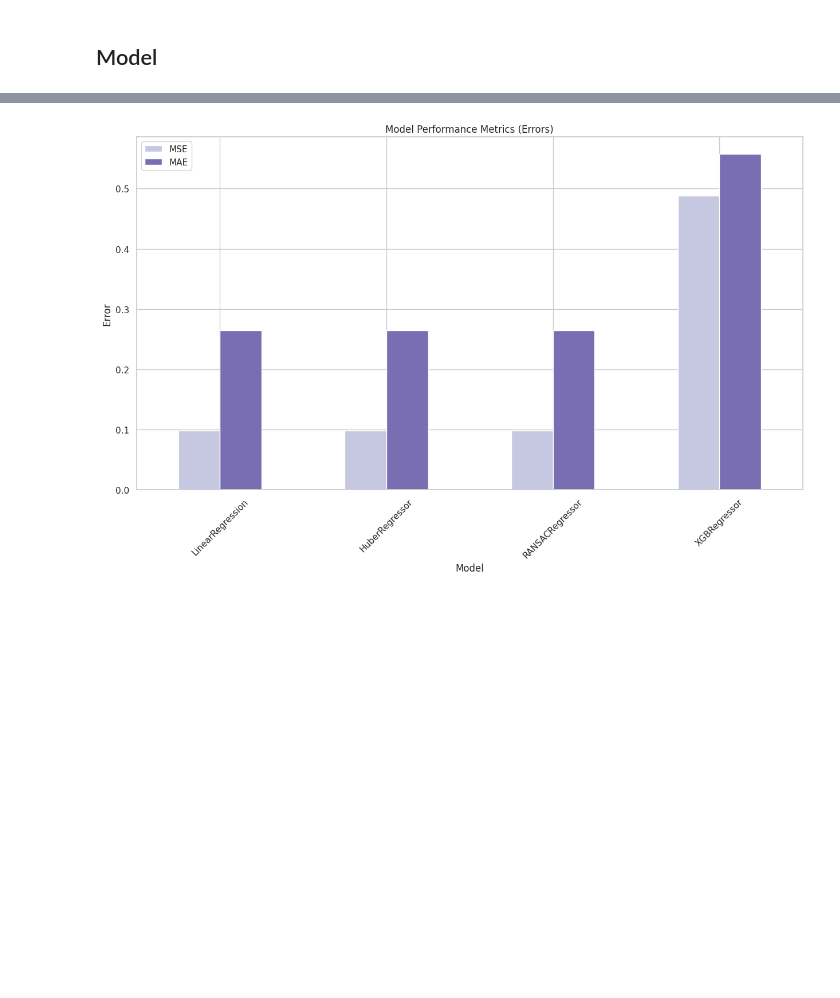
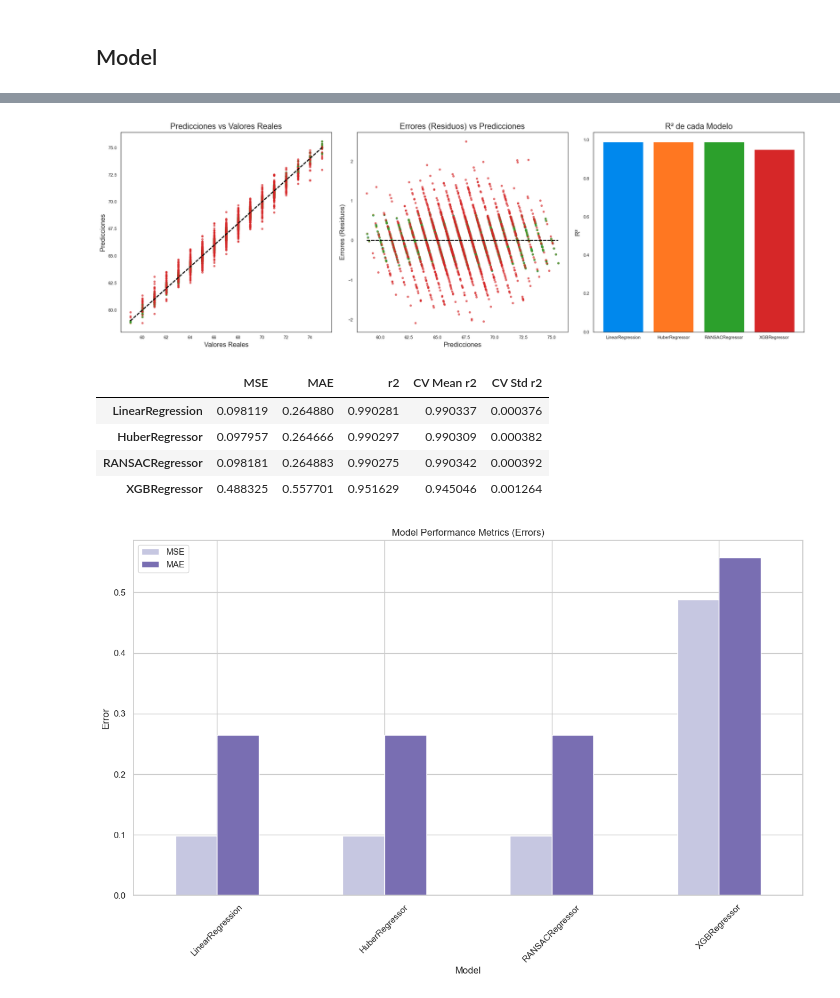
Before and after one commit to JRI11930/StudentPerformance, a Jupyter notebook: StudentPerformance.ipynb, the cells around one changed output, grey strips where cells are left out. Saved outputs shown, nothing was run; the diff lists cells and outputs as text; code cells hidden in the pictures; blank space fills up the shorter version.

Commit message:
PCA, random forest y más gráficos de error

```diff
--- a/StudentPerformance.ipynb
+++ b/StudentPerformance.ipynb
@@ -366,3 +335,78 @@ metrics_df
+# %%
+import matplotlib.pyplot as plt
+from sklearn.metrics import mean_squared_error, mean_absolute_error, r2_score
+from sklearn.model_selection import cross_val_score
+import pandas as pd
+
+def evaluate_models(models, X_train, y_train, X_test, y_test):
+    metrics = {}
+
+    # Crear una figura para las gráficas
+    fig, axes = plt.subplots(1, 3, figsize=(18, 6))
+
+    for model in models:
+        # Cross-validation
+        cv_scores = cross_val_score(model, X_train, y_train, cv=5, scoring='r2')
+
+        # Fit the model
+        model.fit(X_train, y_train)
+        y_pred = model.predict(X_test)
+
+        mse = mean_squared_error(y_test, y_pred)
+        mae = mean_absolute_error(y_test, y_pred)
+        r2 = r2_score(y_test, y_pred)
+
+        metrics[model.__class__.__name__] = {
+            'MSE': mse,
+            'MAE': mae,
+            'r2': r2,
+            'CV Mean r2': cv_scores.mean(),
+            'CV Std r2': cv_scores.std()
+        }
+
+        # Visualización 1: Gráfico de predicciones vs valores reales
+        axes[0].scatter(y_test, y_pred, label=model.__class__.__name__, alpha=0.6)
+        axes[0].plot([min(y_test), max(y_test)], [min(y_test), max(y_test)], color='black', linestyle='--')
+        axes[0].set_title('Predicciones vs Valores Reales')
+        axes[0].set_xlabel('Valores Reales')
+        axes[0].set_ylabel('Predicciones')
+
+        # Visualización 2: Gráfico de residuos (errores)
+        residuals = y_test - y_pred
+        axes[1].scatter(y_pred, residuals, label=model.__class__.__name__, alpha=0.6)
+        axes[1].hlines(y=0, xmin=min(y_pred), xmax=max(y_pred), color='black', linestyle='--')
+        axes[1].set_title('Errores (Residuos) vs Predicciones')
+        axes[1].set_xlabel('Predicciones')
+        axes[1].set_ylabel('Errores (Residuos)')
+
+        # Visualización 3: Gráfico de barras de R²
+        axes[2].bar(model.__class__.__name__, r2, label=model.__class__.__name__)
+        axes[2].set_title('R² de cada Modelo')
+        axes[2].set_ylabel('R²')
+
+    # Ajustar la disposición de los subgráficos
+    plt.tight_layout()
+    plt.show()
+
+    # Convertir las métricas en un DataFrame
+    metrics_df = pd.DataFrame(metrics).T
+    return metrics_df
+
+# Llamada a la función con los modelos
+models = [LinearRegression(),
+          HuberRegressor(max_iter=1000),
+          RANSACRegressor(),
+          XGBRegressor()]
+
+metrics_df = evaluate_models(models, X_train, y_train, X_test, y_test)
+metrics_df
+# %% [output]
+[figure, added]
+|  | MSE | MAE | r2 | CV Mean r2 | CV Std r2 |
+| LinearRegression | 0.098119 | 0.264880 | 0.990281 | 0.990337 | 0.000376 |
+| HuberRegressor | 0.097957 | 0.264666 | 0.990297 | 0.990309 | 0.000382 |
+| RANSACRegressor | 0.098181 | 0.264883 | 0.990275 | 0.990342 | 0.000392 |
+| XGBRegressor | 0.488325 | 0.557701 | 0.951629 | 0.945046 | 0.001264 |
 # %%
 sns.set(style="whitegrid")
 colors = sns.color_palette("Purples", len(metrics_df[['MSE', 'MAE']].columns))
@@ -374,4 +418,4 @@ plt.xticks(rotation=45)
 plt.legend(loc='best')
 plt.show()
 # %% [output]
-[figure, old version]
+[figure, new version]
```
Also changed, not shown: parts of 14 cells of this notebook, 1 other file.
